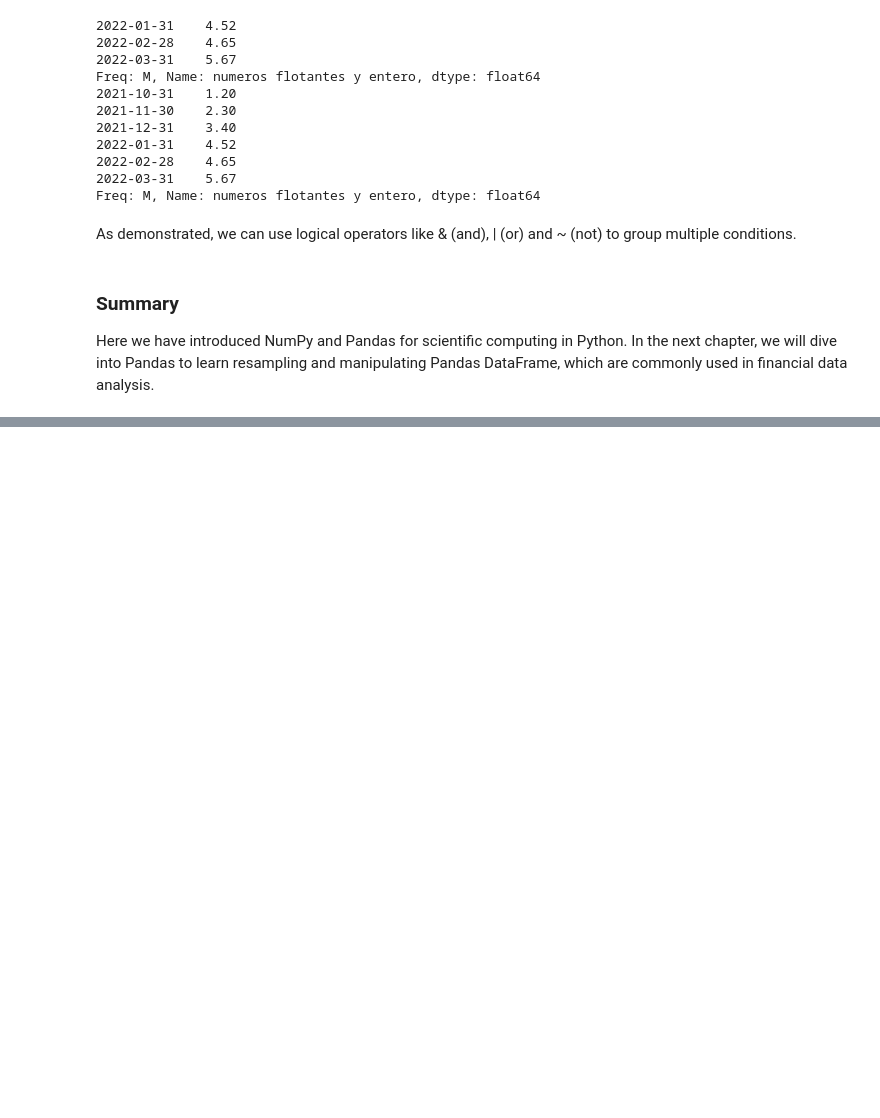
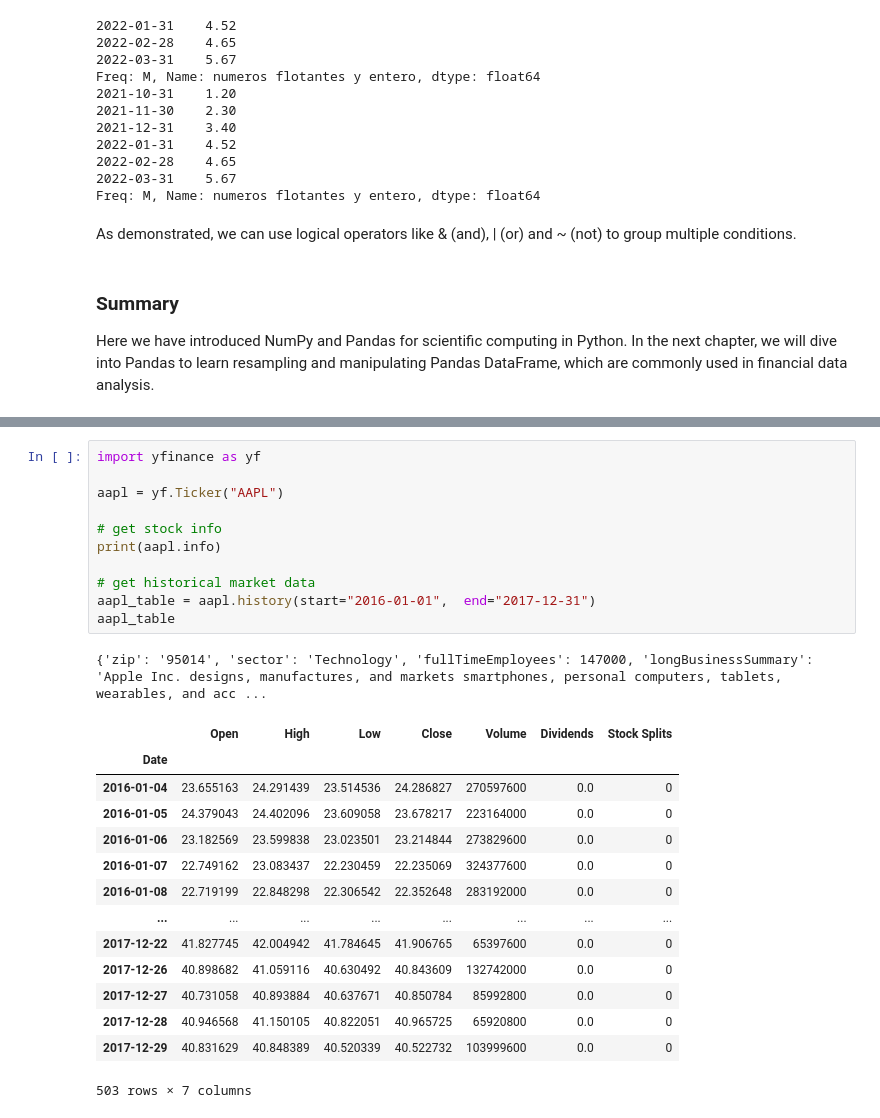
Before and after one commit to gimoralesg/AlgorithmsUN2021II, a Jupyter notebook: Lab1/gimoralesg_QuanconnectTutortials.ipynb, the cells around one changed output, grey strips where cells are left out. Saved outputs shown, nothing was run; the diff lists cells and outputs as text; blank space fills up the shorter version.

Commit message:
Creado con Colaboratory - Lab 1 part 5 - yfinance

```diff
--- a/Lab1/gimoralesg_QuanconnectTutortials.ipynb
+++ b/Lab1/gimoralesg_QuanconnectTutortials.ipynb
@@ -1707,0 +1735,27 @@ Here we have introduced NumPy and Pandas for scientific computing in Python. In
+# %%
+import yfinance as yf
+
+aapl = yf.Ticker("AAPL")
+
+# get stock info
+print(aapl.info)
+
+# get historical market data
+aapl_table = aapl.history(start="2016-01-01",  end="2017-12-31")
+aapl_table
+# %% [output]
+{'zip': '95014', 'sector': 'Technology', 'fullTimeEmployees': 147000, 'longBusinessSummary': 'Apple Inc. designs, manufactures, and markets smartphones, personal computers, tablets, wearables, and acc ...
+|  | Open | High | Low | Close | Volume | Dividends | Stock Splits |
+| Date |  |  |  |  |  |  |  |
+| 2016-01-04 | 23.655163 | 24.291439 | 23.514536 | 24.286827 | 270597600 | 0.0 | 0 |
+| 2016-01-05 | 24.379043 | 24.402096 | 23.609058 | 23.678217 | 223164000 | 0.0 | 0 |
+| 2016-01-06 | 23.182569 | 23.599838 | 23.023501 | 23.214844 | 273829600 | 0.0 | 0 |
+| 2016-01-07 | 22.749162 | 23.083437 | 22.230459 | 22.235069 | 324377600 | 0.0 | 0 |
+| 2016-01-08 | 22.719199 | 22.848298 | 22.306542 | 22.352648 | 283192000 | 0.0 | 0 |
+| ... | ... | ... | ... | ... | ... | ... | ... |
+| 2017-12-22 | 41.827745 | 42.004942 | 41.784645 | 41.906765 | 65397600 | 0.0 | 0 |
+| 2017-12-26 | 40.898682 | 41.059116 | 40.630492 | 40.843609 | 132742000 | 0.0 | 0 |
+| 2017-12-27 | 40.731058 | 40.893884 | 40.637671 | 40.850784 | 85992800 | 0.0 | 0 |
+| 2017-12-28 | 40.946568 | 41.150105 | 40.822051 | 40.965725 | 65920800 | 0.0 | 0 |
+| 2017-12-29 | 40.831629 | 40.848389 | 40.520339 | 40.522732 | 103999600 | 0.0 | 0 |
+503 rows × 7 columns
```
Also changed, not shown: parts of 105 cells of this notebook.
